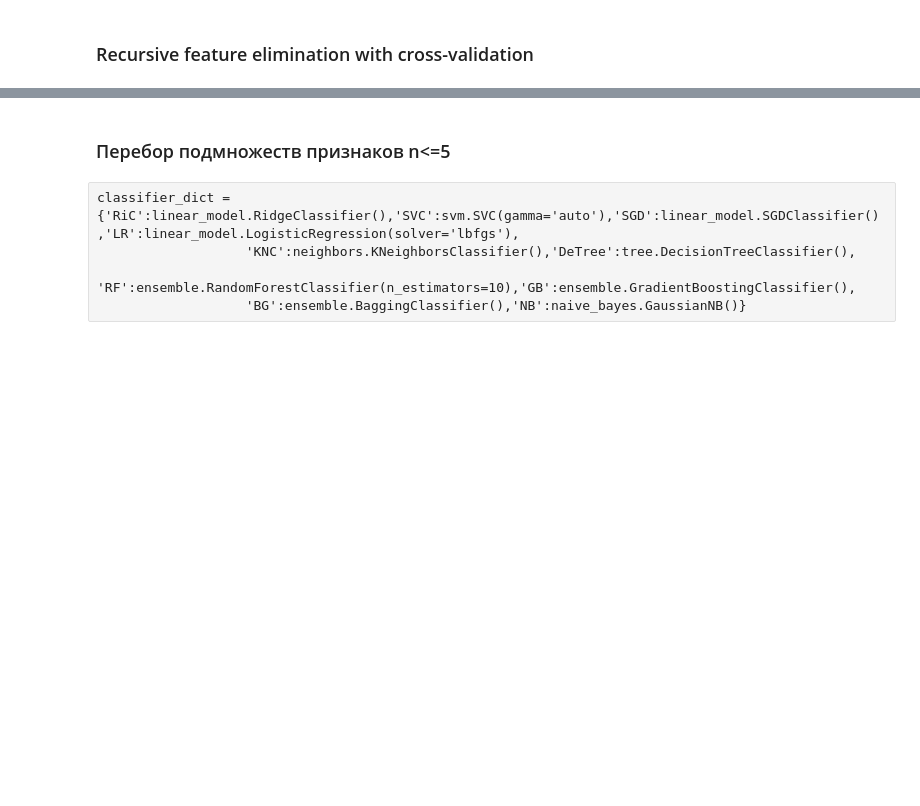
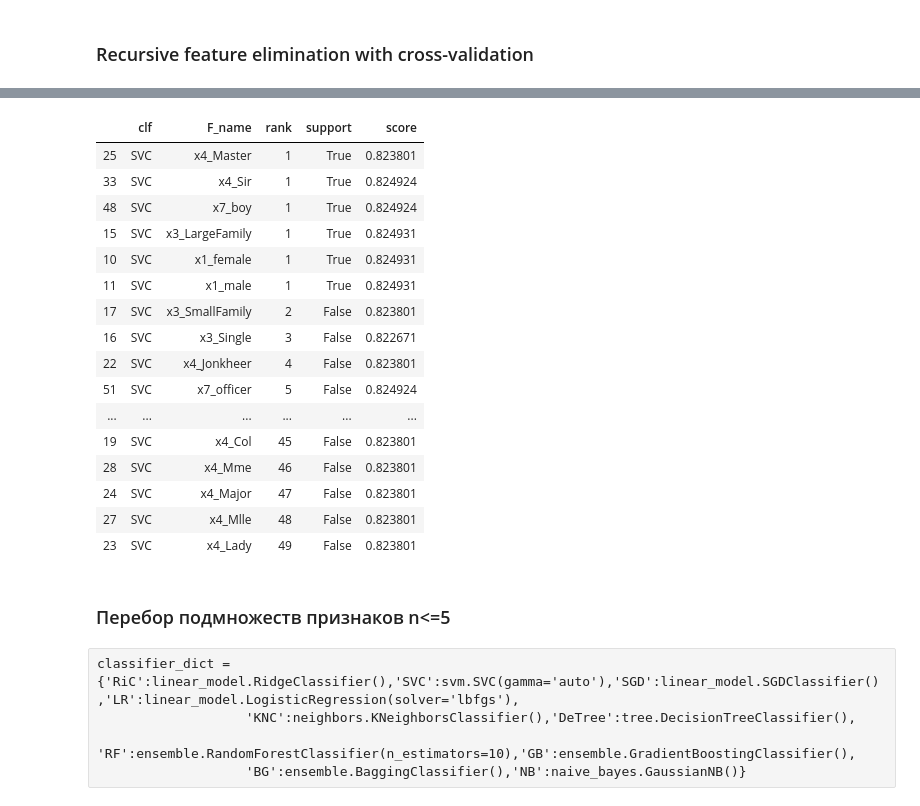
Before and after one commit to Guric/public_repo1, a Jupyter notebook: titanic_14.ipynb, the cells around one changed output, grey strips where cells are left out. Saved outputs shown, nothing was run; the diff lists cells and outputs as text; code cells hidden in the pictures; blank space fills up the shorter version.

```diff
--- a/titanic_14.ipynb
+++ b/titanic_14.ipynb
@@ -384,3 +360,23 @@ plt.show()
+# %%
+RFECV_df.sort_values(by=['rank'],ascending=True)
+# %% [output]
+|  | clf | F_name | rank | support | score |
+| 25 | SVC | x4_Master | 1 | True | 0.823801 |
+| 33 | SVC | x4_Sir | 1 | True | 0.824924 |
+| 48 | SVC | x7_boy | 1 | True | 0.824924 |
+| 15 | SVC | x3_LargeFamily | 1 | True | 0.824931 |
+| 10 | SVC | x1_female | 1 | True | 0.824931 |
+| 11 | SVC | x1_male | 1 | True | 0.824931 |
+| 17 | SVC | x3_SmallFamily | 2 | False | 0.823801 |
+| 16 | SVC | x3_Single | 3 | False | 0.822671 |
+| 22 | SVC | x4_Jonkheer | 4 | False | 0.823801 |
+| 51 | SVC | x7_officer | 5 | False | 0.824924 |
+| ... | ... | ... | ... | ... | ... |
+| 19 | SVC | x4_Col | 45 | False | 0.823801 |
+| 28 | SVC | x4_Mme | 46 | False | 0.823801 |
+| 24 | SVC | x4_Major | 47 | False | 0.823801 |
+| 27 | SVC | x4_Mlle | 48 | False | 0.823801 |
+| 23 | SVC | x4_Lady | 49 | False | 0.823801 |
 # %% [markdown]
 ### Перебор подмножеств признаков n<=5
 # %% [raw]
```
Also changed, not shown: parts of 20 cells of this notebook.
